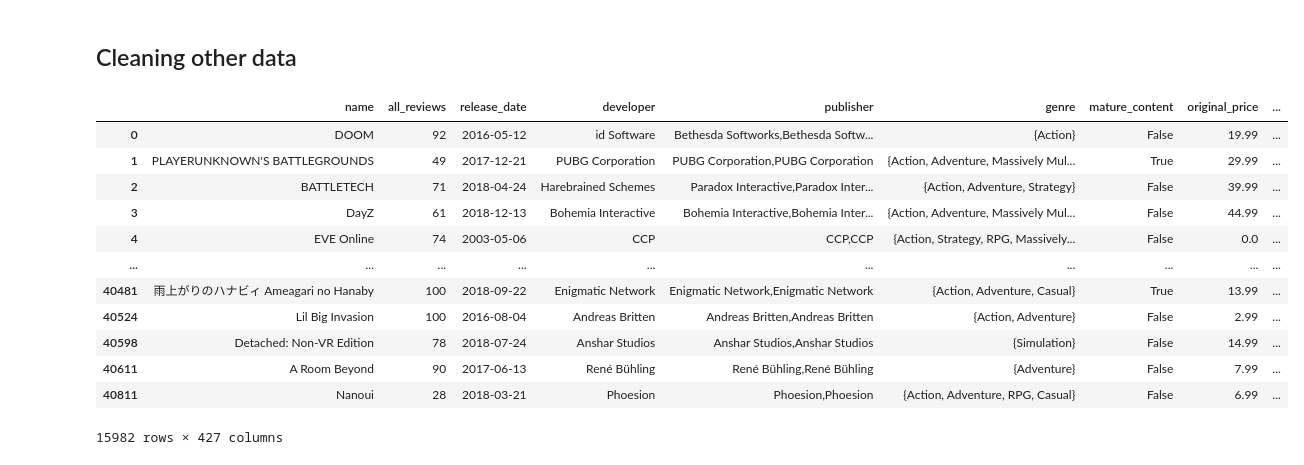
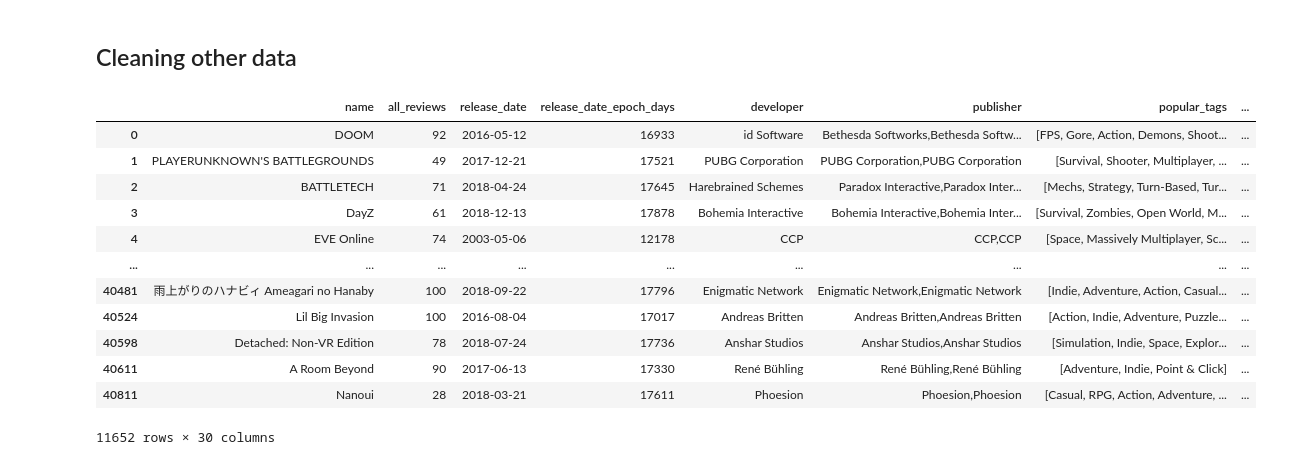
Before and after one commit to Pante/SC1015-Project, a Jupyter notebook: data_preparation.ipynb, the cells around one changed output. Drawn from its saved outputs; the diff is of its cells as text; code cells hidden in the pictures.

```diff
--- a/data_preparation.ipynb
+++ b/data_preparation.ipynb
@@ -33,7 +32,6 @@ games
 # %%
 games = games[games['types'] == 'app'] # remove non-game rows
-games = games.dropna(subset = ['all_reviews', 'release_date']) # remove games that do not have `all_review`/`release_date`, i.e. unreleased games
-games = games.dropna(subset = ['genre', 'languages']) # remove malformed rows that do not include genres/languages
+games = games.dropna(subset = ['all_reviews', 'release_date', 'languages']) # remove games that do not have `all_review`/`release_date`, i.e. unreleased games
 games = games[~games['all_reviews'].str.contains('Need more user reviews to generate a score')] # remove games that do not have enough user reviews yet
 games
 # %% [output]
@@ -76,6 +71,0 @@ games
-# %%
-pattern = re.compile(r'demo|trial|try|prototype|prologue|(^(?=.*\bfree\b)(?=.*\bedition\b).*$)', re.IGNORECASE) # We try our best to filter out trial/demo versions of a game
-mask = games['original_price'].str.contains(pattern, regex=True, na=True)
-
-games = games[~mask]
-games
@@ -95,0 +105,8 @@ games
+# %%
+from datetime import datetime
+
+unix_epoch = datetime(1970, 1, 1)
+
+games['release_date'] = pd.to_datetime(games['release_date'])
+games.insert(games.columns.get_loc('release_date') + 1, 'release_date_epoch_days', games['release_date'].apply(lambda x: (x - unix_epoch).days))
+games
@@ -139,60 +169,39 @@ See the caveats in the documentation: https://pandas.pydata.org/pandas-docs/stab
 # %%
 def map_all_reviews(x):
     match = re.search(r"\d{1,3}%", x)
     if match:
-        return match.group(0)[:-1]
-
-def map_original_price(x):
-    """
-    Transforms the given price's string representation to a numerical value. Any string that is not a price, i.e. "Play for free" is converted to 0.
-    :param x: a price's string representation
-    :return: a numerical price
-    """
-    if pd.isna(x):
-        return x
-    elif re.match(r'(\$\d+(\.\d{2})?)', x):
-        return x[1:]
-    else:
-        return 0.0
+        return int(match.group(0)[:-1])
 
 def one_hot_encode(df, column_name, prefix=None):
     if prefix is None:
         prefix = column_name
 
-    df[column_name] = df[column_name].apply(lambda x: [] if pd.isna(x) else list(x.split(',')))
     binarizer = MultiLabelBinarizer(sparse_output = True)
 
     tags = pd.DataFrame.sparse.from_spmatrix(binarizer.fit_transform(df.pop(column_name)), index=df.index, columns=binarizer.classes_)
     tags = tags.add_prefix(f'{prefix}_')
 
     df = pd.concat([df, tags], axis=1)
     return df
 
 games['all_reviews'] = games['all_reviews'].apply(map_all_reviews)
-games['release_date_epoch_days'] = games['release_date'].apply(lambda x: (parse(x) - datetime(1970, 1, 1)).days)
-games['release_date'] = games['release_date'].apply(lambda x: parse(x).strftime('%Y-%m-%d'))
-games = one_hot_encode(games, 'popular_tags')
-games = one_hot_encode(games, 'languages')
+games['languages'] = games['languages'].apply(lambda x: [] if pd.isna(x) else list(x.split(',')))
+games['popular_tags'] = games['popular_tags'].apply(lambda x: [] if pd.isna(x) else list(x.split(',')))
+games = one_hot_encode(games, 'genre', 'old_genre') # TODO: remove
 games['mature_content'] = games['mature_content'].apply(lambda x: not pd.isna(x))
-games['original_price'] = games['original_price'].apply(map_original_price)
-games['discount_price'] = games['discount_price'].apply(lambda x: x if pd.isna(x) else x[1:])
-games['publisher'] = games['publisher'].str.split(',').str.get(0)
-games['all_reviews'] = games['all_reviews'].astype(int)
-games['release_date'] = pd.to_datetime(games['release_date'])
-
 
 games
 # %% [output]
-|  | name | all_reviews | release_date | developer | publisher | genre | mature_content | original_price | ... |
-| 0 | DOOM | 92 | 2016-05-12 | id Software | Bethesda Softworks,Bethesda Softw... | {Action} | False | 19.99 | ... |
-| 1 | PLAYERUNKNOWN'S BATTLEGROUNDS | 49 | 2017-12-21 | PUBG Corporation | PUBG Corporation,PUBG Corporation | {Action, Adventure, Massively Mul... | True | 29.99 | ... |
-| 2 | BATTLETECH | 71 | 2018-04-24 | Harebrained Schemes | Paradox Interactive,Paradox Inter... | {Action, Adventure, Strategy} | False | 39.99 | ... |
-| 3 | DayZ | 61 | 2018-12-13 | Bohemia Interactive | Bohemia Interactive,Bohemia Inter... | {Action, Adventure, Massively Mul... | False | 44.99 | ... |
-| 4 | EVE Online | 74 | 2003-05-06 | CCP | CCP,CCP | {Action, Strategy, RPG, Massively... | False | 0.0 | ... |
-| ... | ... | ... | ... | ... | ... | ... | ... | ... | ... |
-| 40481 | 雨上がりのハナビィ Ameagari no Hanaby | 100 | 2018-09-22 | Enigmatic Network | Enigmatic Network,Enigmatic Network | {Action, Adventure, Casual} | True | 13.99 | ... |
-| 40524 | Lil Big Invasion | 100 | 2016-08-04 | Andreas Britten | Andreas Britten,Andreas Britten | {Action, Adventure} | False | 2.99 | ... |
-| 40598 | Detached: Non-VR Edition | 78 | 2018-07-24 | Anshar Studios | Anshar Studios,Anshar Studios | {Simulation} | False | 14.99 | ... |
-| 40611 | A Room Beyond | 90 | 2017-06-13 | René Bühling | René Bühling,René Bühling | {Adventure} | False | 7.99 | ... |
-| 40811 | Nanoui | 28 | 2018-03-21 | Phoesion | Phoesion,Phoesion | {Action, Adventure, RPG, Casual} | False | 6.99 | ... |
+|  | name | all_reviews | release_date | release_date_epoch_days | developer | publisher | popular_tags | ... |
+| 0 | DOOM | 92 | 2016-05-12 | 16933 | id Software | Bethesda Softworks,Bethesda Softw... | [FPS, Gore, Action, Demons, Shoot... | ... |
+| 1 | PLAYERUNKNOWN'S BATTLEGROUNDS | 49 | 2017-12-21 | 17521 | PUBG Corporation | PUBG Corporation,PUBG Corporation | [Survival, Shooter, Multiplayer, ... | ... |
+| 2 | BATTLETECH | 71 | 2018-04-24 | 17645 | Harebrained Schemes | Paradox Interactive,Paradox Inter... | [Mechs, Strategy, Turn-Based, Tur... | ... |
+| 3 | DayZ | 61 | 2018-12-13 | 17878 | Bohemia Interactive | Bohemia Interactive,Bohemia Inter... | [Survival, Zombies, Open World, M... | ... |
+| 4 | EVE Online | 74 | 2003-05-06 | 12178 | CCP | CCP,CCP | [Space, Massively Multiplayer, Sc... | ... |
+| ... | ... | ... | ... | ... | ... | ... | ... | ... |
+| 40481 | 雨上がりのハナビィ Ameagari no Hanaby | 100 | 2018-09-22 | 17796 | Enigmatic Network | Enigmatic Network,Enigmatic Network | [Indie, Adventure, Action, Casual... | ... |
+| 40524 | Lil Big Invasion | 100 | 2016-08-04 | 17017 | Andreas Britten | Andreas Britten,Andreas Britten | [Action, Indie, Adventure, Puzzle... | ... |
+| 40598 | Detached: Non-VR Edition | 78 | 2018-07-24 | 17736 | Anshar Studios | Anshar Studios,Anshar Studios | [Simulation, Indie, Space, Explor... | ... |
+| 40611 | A Room Beyond | 90 | 2017-06-13 | 17330 | René Bühling | René Bühling,René Bühling | [Adventure, Indie, Point & Click] | ... |
+| 40811 | Nanoui | 28 | 2018-03-21 | 17611 | Phoesion | Phoesion,Phoesion | [Casual, RPG, Action, Adventure, ... | ... |
-15982 rows × 427 columns
+11652 rows × 30 columns
```
Also changed, not shown: parts of 14 cells of this notebook, 1 other file.
